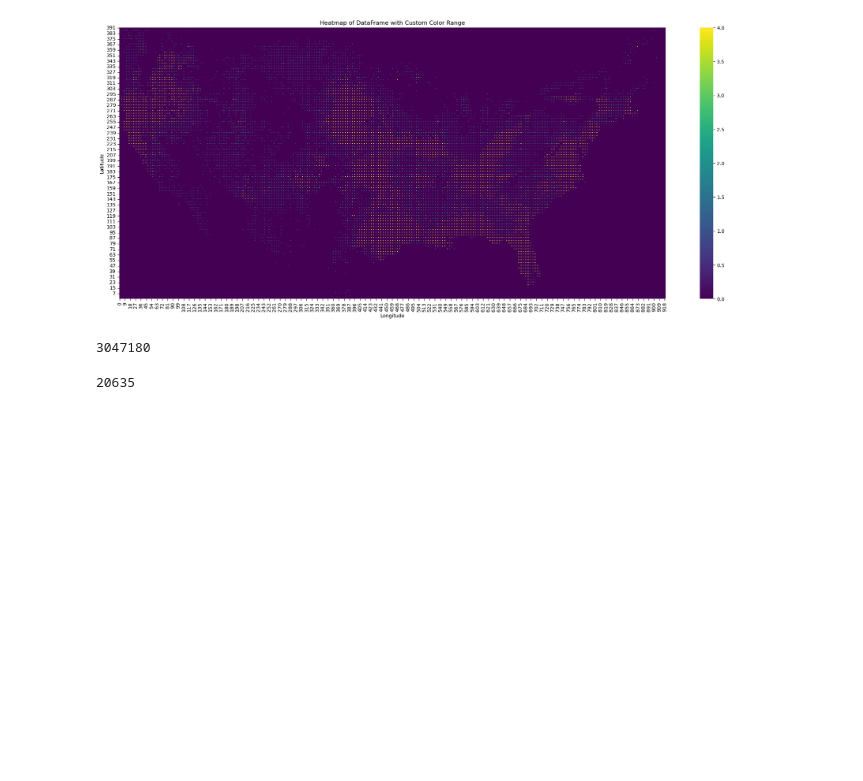
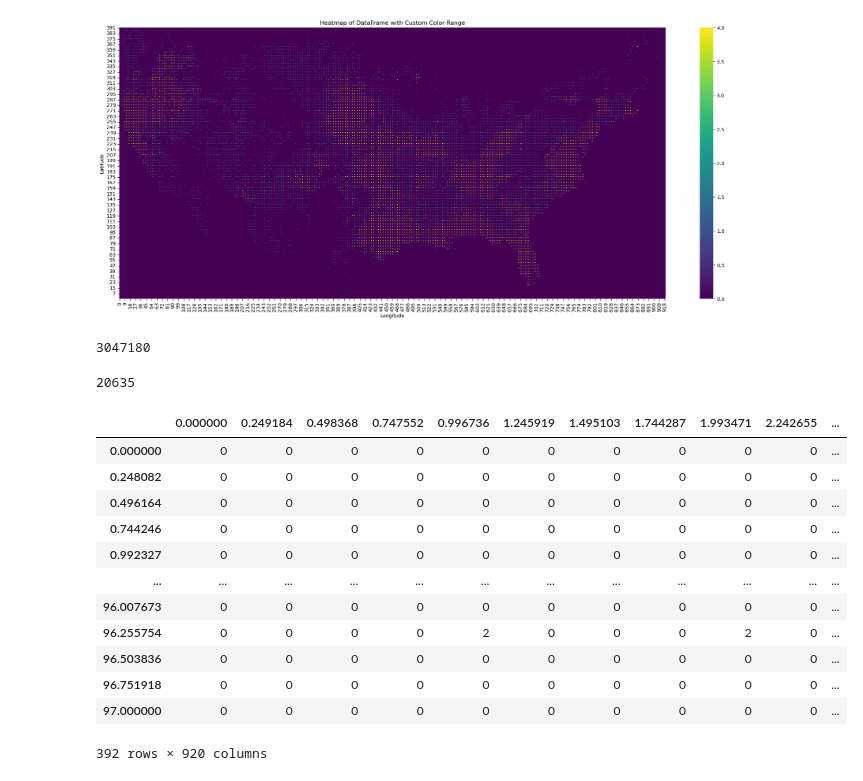
Before and after one commit to MatinMarjani/ABM-WNV, a Jupyter notebook: AmerobDataHandler.ipynb, the cells around one changed output. Saved outputs shown, nothing was run; the diff lists cells and outputs as text; code cells hidden in the pictures; blank space fills up the shorter version.

```diff
--- a/AmerobDataHandler.ipynb
+++ b/AmerobDataHandler.ipynb
@@ -228,3 +452,20 @@ amerob.sum().sum()
 amerob_rescaled.sum().sum()
 # %% [output]
 20635
+# %%
+read = pd.read_parquet('eBirdData/processed_amerob/1_amerob_2022.parquet')
+read
+# %% [output]
+|  | 0.000000 | 0.249184 | 0.498368 | 0.747552 | 0.996736 | 1.245919 | 1.495103 | 1.744287 | 1.993471 | 2.242655 | ... |
+| 0.000000 | 0 | 0 | 0 | 0 | 0 | 0 | 0 | 0 | 0 | 0 | ... |
+| 0.248082 | 0 | 0 | 0 | 0 | 0 | 0 | 0 | 0 | 0 | 0 | ... |
+| 0.496164 | 0 | 0 | 0 | 0 | 0 | 0 | 0 | 0 | 0 | 0 | ... |
+| 0.744246 | 0 | 0 | 0 | 0 | 0 | 0 | 0 | 0 | 0 | 0 | ... |
+| 0.992327 | 0 | 0 | 0 | 0 | 0 | 0 | 0 | 0 | 0 | 0 | ... |
+| ... | ... | ... | ... | ... | ... | ... | ... | ... | ... | ... | ... |
+| 96.007673 | 0 | 0 | 0 | 0 | 0 | 0 | 0 | 0 | 0 | 0 | ... |
+| 96.255754 | 0 | 0 | 0 | 0 | 2 | 0 | 0 | 0 | 2 | 0 | ... |
+| 96.503836 | 0 | 0 | 0 | 0 | 0 | 0 | 0 | 0 | 0 | 0 | ... |
+| 96.751918 | 0 | 0 | 0 | 0 | 0 | 0 | 0 | 0 | 0 | 0 | ... |
+| 97.000000 | 0 | 0 | 0 | 0 | 0 | 0 | 0 | 0 | 0 | 0 | ... |
+392 rows × 920 columns
```
Also changed, not shown: parts of 3 cells of this notebook.
